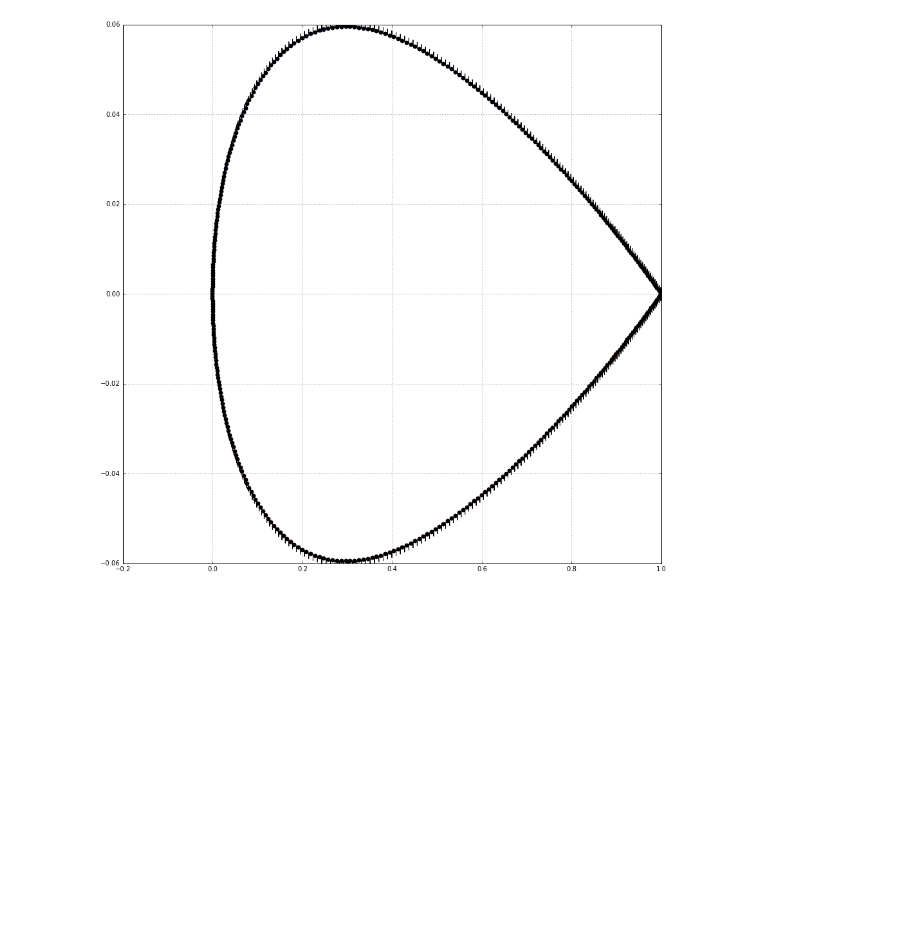
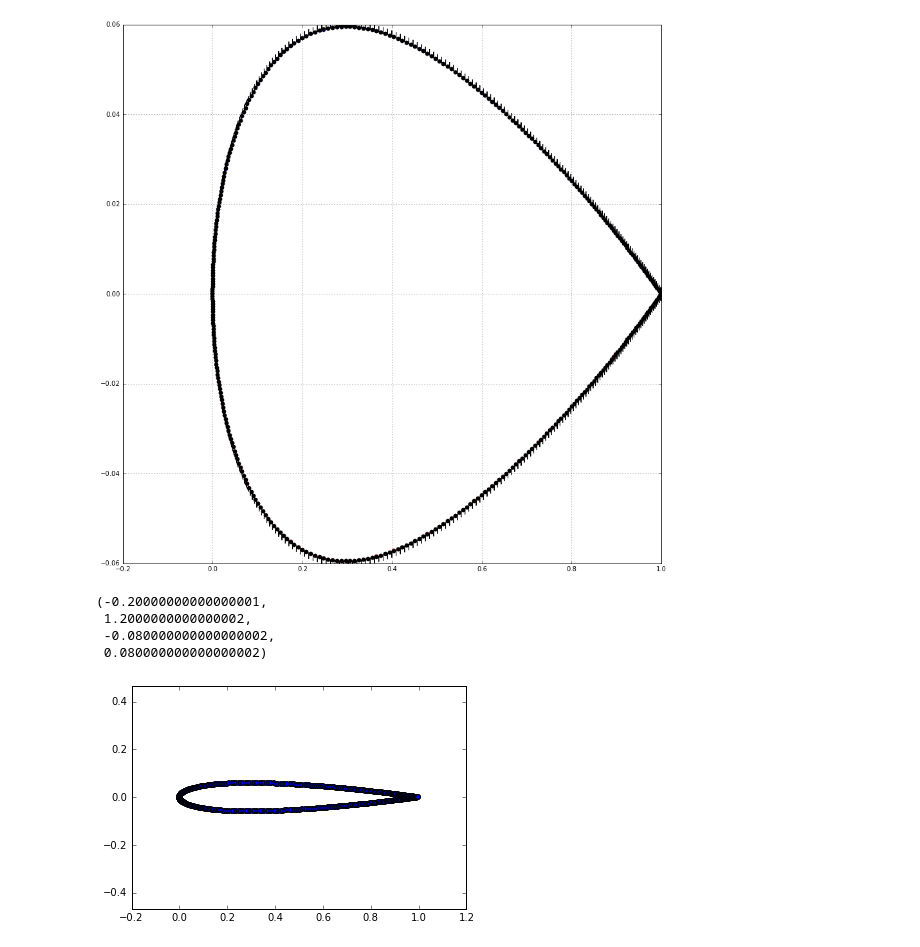
Before and after one commit to selimb/schoolstuff, a Jupyter notebook: mech539/ass5/Untitled.ipynb, the cells around one changed output. Saved outputs shown, nothing was run; the diff lists cells and outputs as text; code cells hidden in the pictures; blank space fills up the shorter version.

```diff
--- a/mech539/ass5/Untitled.ipynb
+++ b/mech539/ass5/Untitled.ipynb
@@ -167,3 +183,18 @@ for i in range(len(xc)):
 ax.grid()
 # %% [output]
 [figure]
+# %%
+# Compute nodal stress tensor on wall
+# gradUV = np.empty((num_airfoil_nodes, 2, 2))
+wall2global = np.arange(airfoil.start, airfoil.stop + 1, 1)
+for n in range(1, num_airfoil_nodes - 1):
+    gn = wall2global[n]
+    plt.scatter(x[gn,0], y[gn,0])
+    plt.scatter(x[gn,1], y[gn,1])
+plt.axis('equal')
+# %% [output]
+(-0.20000000000000001,
+ 1.2000000000000002,
+ -0.080000000000000002,
+ 0.080000000000000002)
+[figure, added]
```
Also changed, not shown: parts of 10 cells of this notebook.
